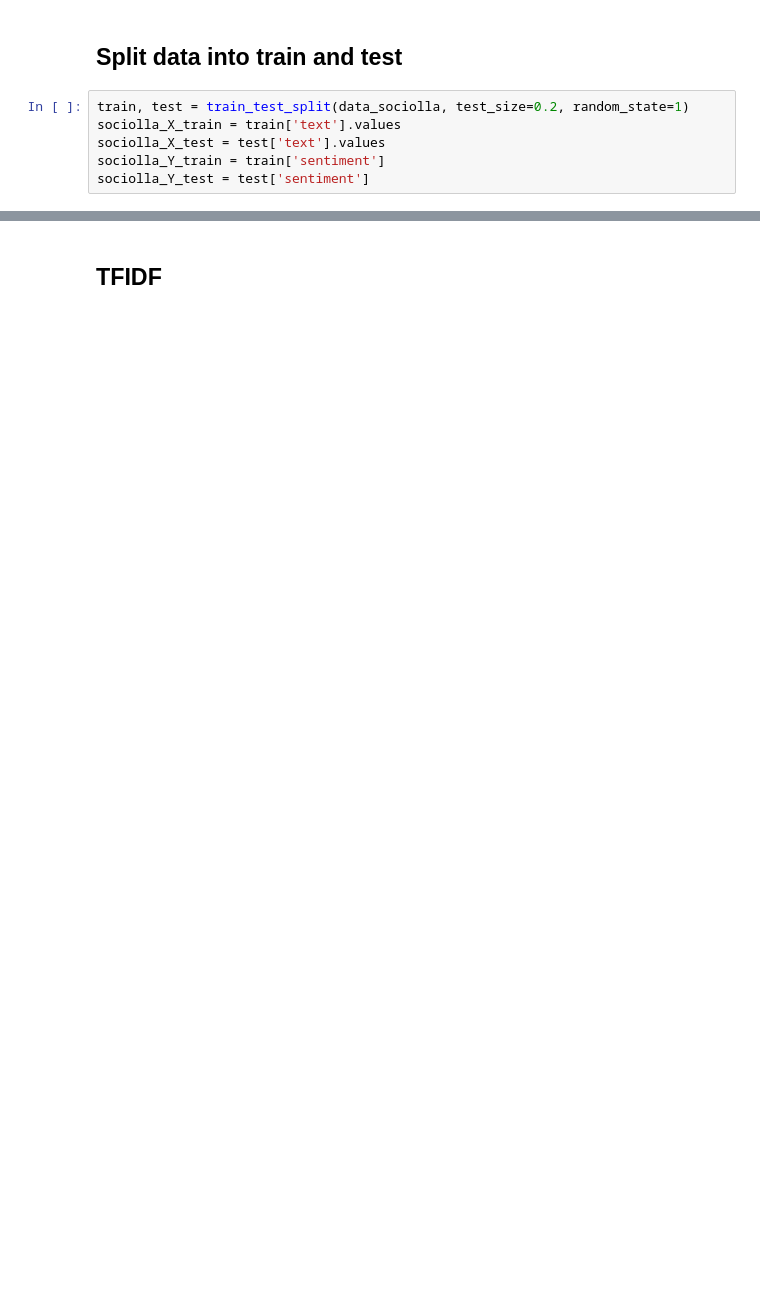
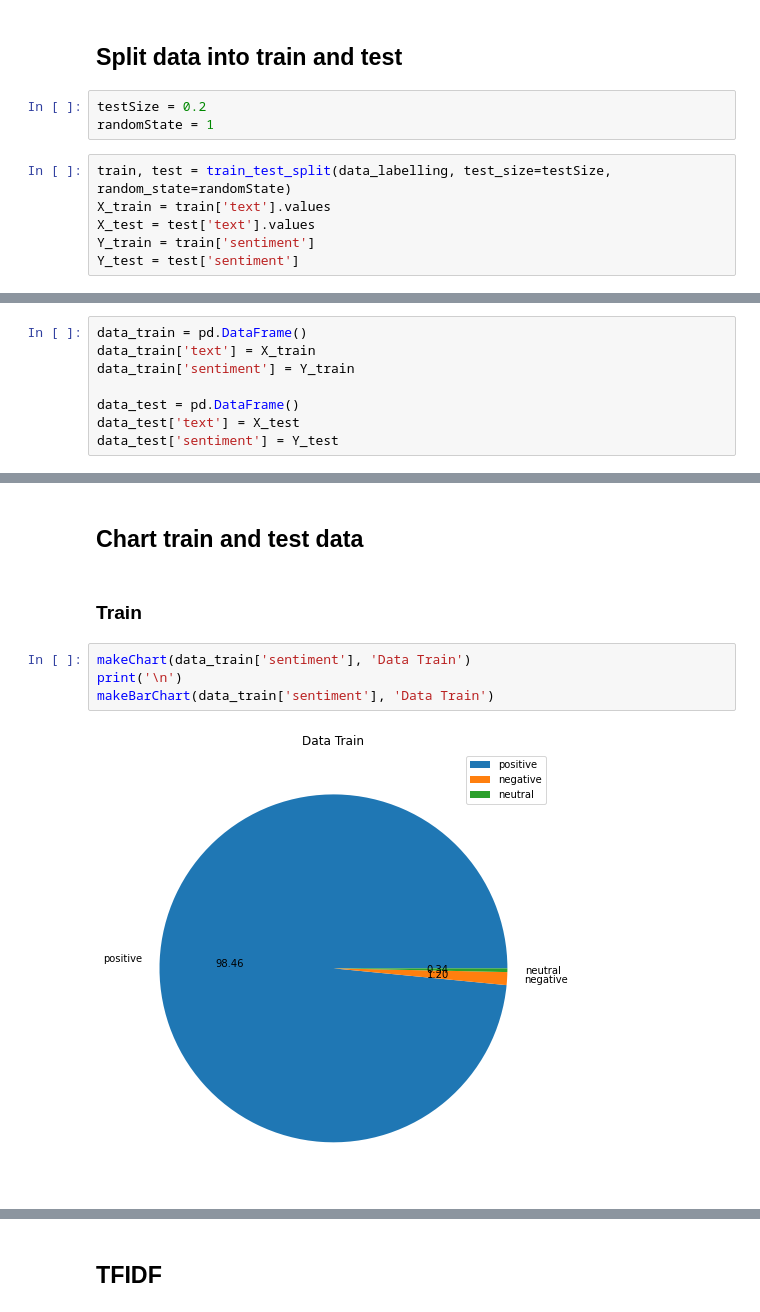
Before and after one commit to mendoanjoe/sentiment-analysis, a Jupyter notebook: Sentiment.ipynb, the cells around one changed output, grey strips where cells are left out. Drawn from its saved outputs; the diff is of its cells as text; blank space fills up the shorter version.

```diff
--- a/Sentiment.ipynb
+++ b/Sentiment.ipynb
@@ -486,8 +431,11 @@ plt.legend()
 # %% [markdown]
 ## Split data into train and test
+# %%
+testSize = 0.2
+randomState = 1
 # %%
-train, test = train_test_split(data_sociolla, test_size=0.2, random_state=1)
-sociolla_X_train = train['text'].values
-sociolla_X_test = test['text'].values
-sociolla_Y_train = train['sentiment']
-sociolla_Y_test = test['sentiment']
+train, test = train_test_split(data_labelling, test_size=testSize, random_state=randomState)
+X_train = train['text'].values
+X_test = test['text'].values
+Y_train = train['sentiment']
+Y_test = test['sentiment']
@@ -515,0 +442,8 @@ femaleDaily_test['sentiment'] = femaleDaily_Y_test
+# %%
+data_train = pd.DataFrame()
+data_train['text'] = X_train
+data_train['sentiment'] = Y_train
+
+data_test = pd.DataFrame()
+data_test['text'] = X_test
+data_test['sentiment'] = Y_test
@@ -515,0 +473,10 @@ femaleDaily_test['sentiment'] = femaleDaily_Y_test
+# %% [markdown]
+## Chart train and test data
+# %% [markdown]
+### Train
+# %%
+makeChart(data_train['sentiment'], 'Data Train')
+print('\n')
+makeBarChart(data_train['sentiment'], 'Data Train')
+# %% [output]
+[figure, added]
```
Also changed, not shown: parts of 170 cells of this notebook.
